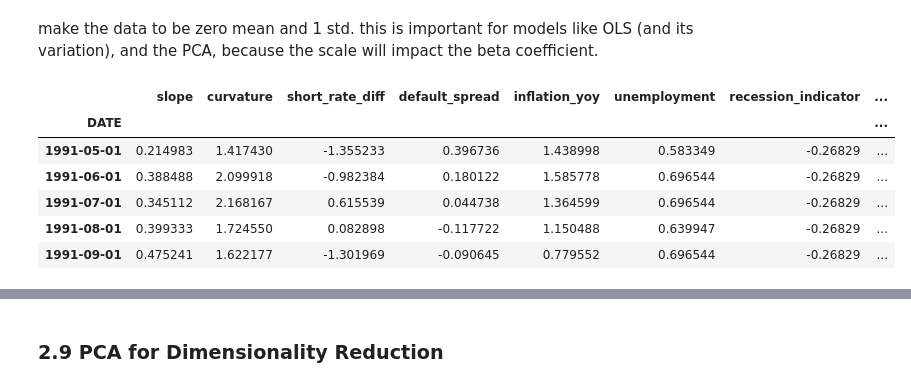
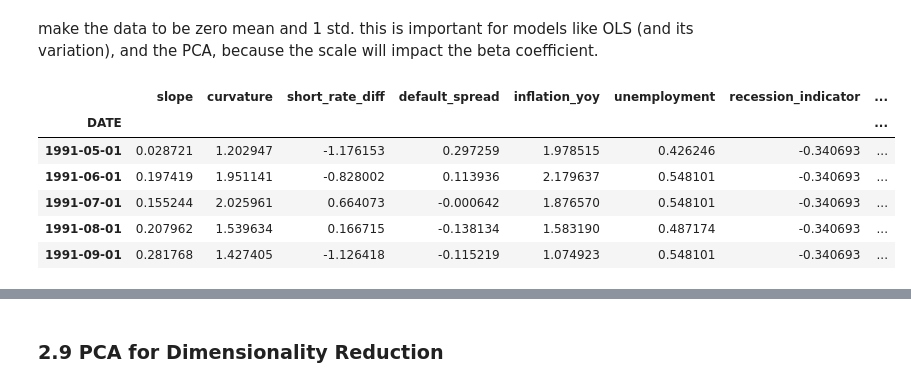
Before and after one commit to nurulputri/Big-Data_US-Treasury-Bonds-Return-Prediction, a Jupyter notebook: US Treasury Bond Return Prediction.ipynb, the cells around one changed output, grey strips where cells are left out. Cells and saved outputs as stored; diff of their text form; code cells hidden in the pictures.

```diff
--- a/US Treasury Bond Return Prediction.ipynb
+++ b/US Treasury Bond Return Prediction.ipynb
@@ -770,23 +771,34 @@ plt.show()
 # %% [markdown]
 make the data to be zero mean and 1 std. this is important for models like OLS (and its variation), and the PCA, because the scale will impact the beta coefficient.
 # %%
+train_size = int(len(df_final) * 0.6)
+
 predictors = ['slope', 'curvature', 'short_rate_diff', 'default_spread', 'inflation_yoy', 'unemployment',
               'recession_indicator', 'industrial_prod_yoy', 'vix_index', 'bond_volatility', 'bond_momentum',
               'excess_return_lag1']
 
+X_raw = df_final[predictors]
+y = df_final['excess_return']
+
+X_train_unscaled = X_raw.iloc[:train_size]
+X_test_unscaled = X_raw.iloc[train_size:]
+y_train = y.iloc[:train_size]
+y_test = y.iloc[train_size:]
+
 # standardize
 scaler = StandardScaler()
-X_standardized = scaler.fit_transform(df_final[predictors])
+X_train_standardized = scaler.fit_transform(X_train_unscaled)
+X_test_standardized = scaler.transform(X_test_unscaled)
 
-# a new dataframe with standardized values
-X_standardized = pd.DataFrame(X_standardized, columns=predictors, index=df_final.index)
+X_train_standardized = pd.DataFrame(X_train_standardized, columns=X_raw.columns, index=X_train_unscaled.index)
+X_test_standardized = pd.DataFrame(X_test_standardized, columns=X_raw.columns, index=X_test_unscaled.index)
 # %%
-X_standardized.head()
+X_train_standardized.head()
 # %% [output]
 |  | slope | curvature | short_rate_diff | default_spread | inflation_yoy | unemployment | recession_indicator | ... |
 | DATE |  |  |  |  |  |  |  | ... |
-| 1991-05-01 | 0.214983 | 1.417430 | -1.355233 | 0.396736 | 1.438998 | 0.583349 | -0.26829 | ... |
-| 1991-06-01 | 0.388488 | 2.099918 | -0.982384 | 0.180122 | 1.585778 | 0.696544 | -0.26829 | ... |
-| 1991-07-01 | 0.345112 | 2.168167 | 0.615539 | 0.044738 | 1.364599 | 0.696544 | -0.26829 | ... |
-| 1991-08-01 | 0.399333 | 1.724550 | 0.082898 | -0.117722 | 1.150488 | 0.639947 | -0.26829 | ... |
-| 1991-09-01 | 0.475241 | 1.622177 | -1.301969 | -0.090645 | 0.779552 | 0.696544 | -0.26829 | ... |
+| 1991-05-01 | 0.028721 | 1.202947 | -1.176153 | 0.297259 | 1.978515 | 0.426246 | -0.340693 | ... |
+| 1991-06-01 | 0.197419 | 1.951141 | -0.828002 | 0.113936 | 2.179637 | 0.548101 | -0.340693 | ... |
+| 1991-07-01 | 0.155244 | 2.025961 | 0.664073 | -0.000642 | 1.876570 | 0.548101 | -0.340693 | ... |
+| 1991-08-01 | 0.207962 | 1.539634 | 0.166715 | -0.138134 | 1.583190 | 0.487174 | -0.340693 | ... |
+| 1991-09-01 | 0.281768 | 1.427405 | -1.126418 | -0.115219 | 1.074923 | 0.548101 | -0.340693 | ... |
```
Also changed, not shown: parts of 40 cells of this notebook.
